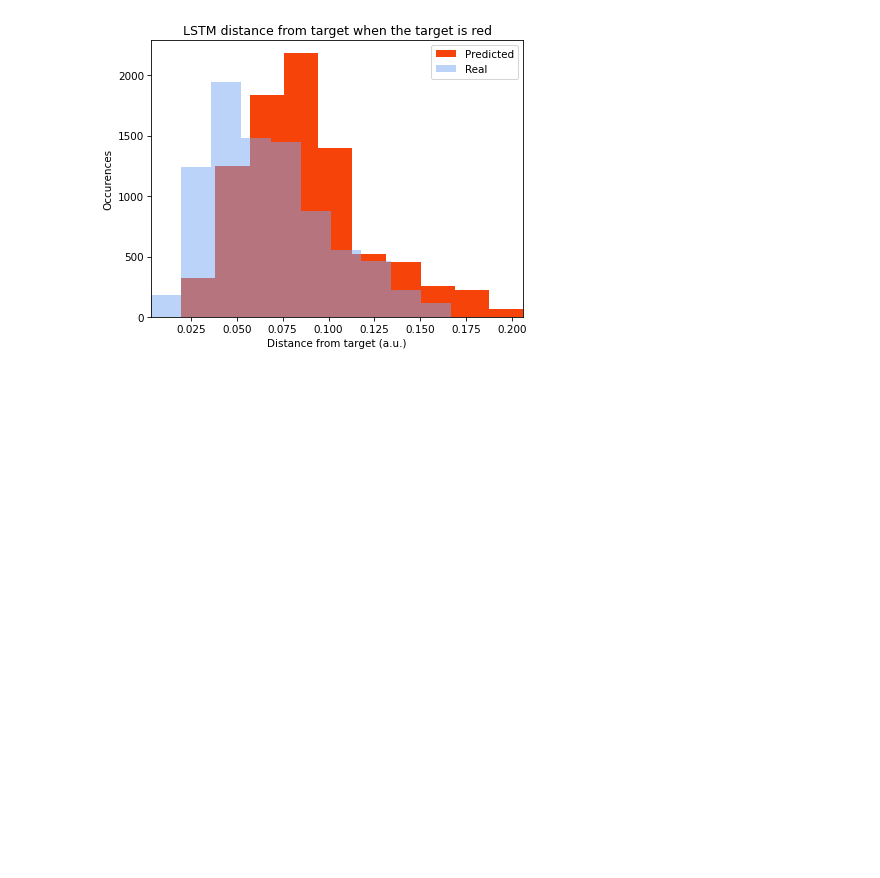
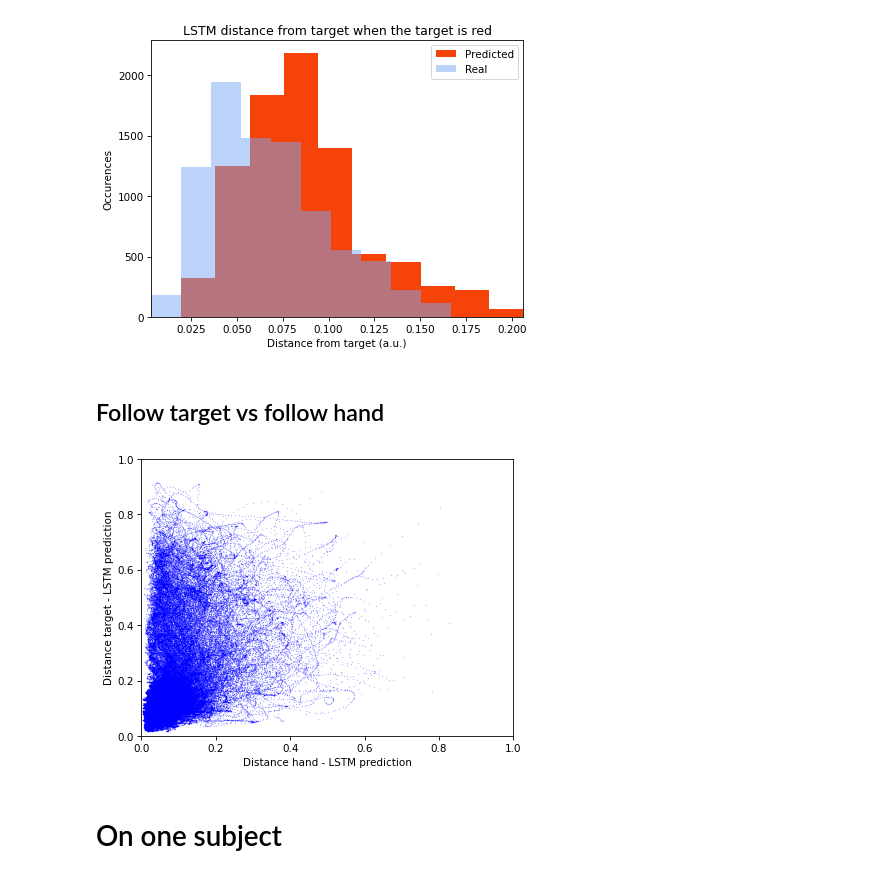
Before and after one commit to PAUL-BERNARD/Bernard2024_ICANN_prosthesis_reservoir, a Jupyter notebook: 3_lstm.ipynb, the cells around one changed output. Drawn from its saved outputs; the diff is of its cells as text; code cells hidden in the pictures; blank space fills up the shorter version.

Commit message:
Single subject + other metrics

```diff
--- a/3_lstm.ipynb
+++ b/3_lstm.ipynb
@@ -532,7 +536,7 @@ plt.show()
 [figure]
 # %%
 lengths = [dataset.Y[i].shape[0] for i in test_index]
-Y_pred = [np.array(y_pred[:length]) for y_pred, length in zip(Y_pred, lengths)]
+Y_pred_ = [np.array(y_pred[:length]) for y_pred, length in zip(Y_pred, lengths)]
 
 fold = dataset.kfold_infos().__next__()
 X_train, Y_train, Info_train, X_test, Y_test, Info_test = fold
@@ -590,0 +601,17 @@ plt.show()
+# %% [markdown]
+## Follow target vs follow hand
+# %%
+lstm_hand_distances = metrics.all_distances(x=X_test, test=Y_test, pred=Y_pred)
+
+plt.figure()
+
+for hand_model, target_model in lstm_hand_distances:
+    plt.scatter(hand_model, target_model, color="blue", s=0.01)
+
+plt.xlabel("Distance hand - LSTM prediction")
+plt.ylabel("Distance target - LSTM prediction")
+plt.xlim(0, 1)
+plt.ylim(0, 1)
+plt.show()
+# %% [output]
+[figure, added]
@@ -590,0 +621,2 @@ plt.show()
+# %% [markdown]
+# On one subject
```
Also changed, not shown: parts of 14 cells of this notebook, 1 other file.
